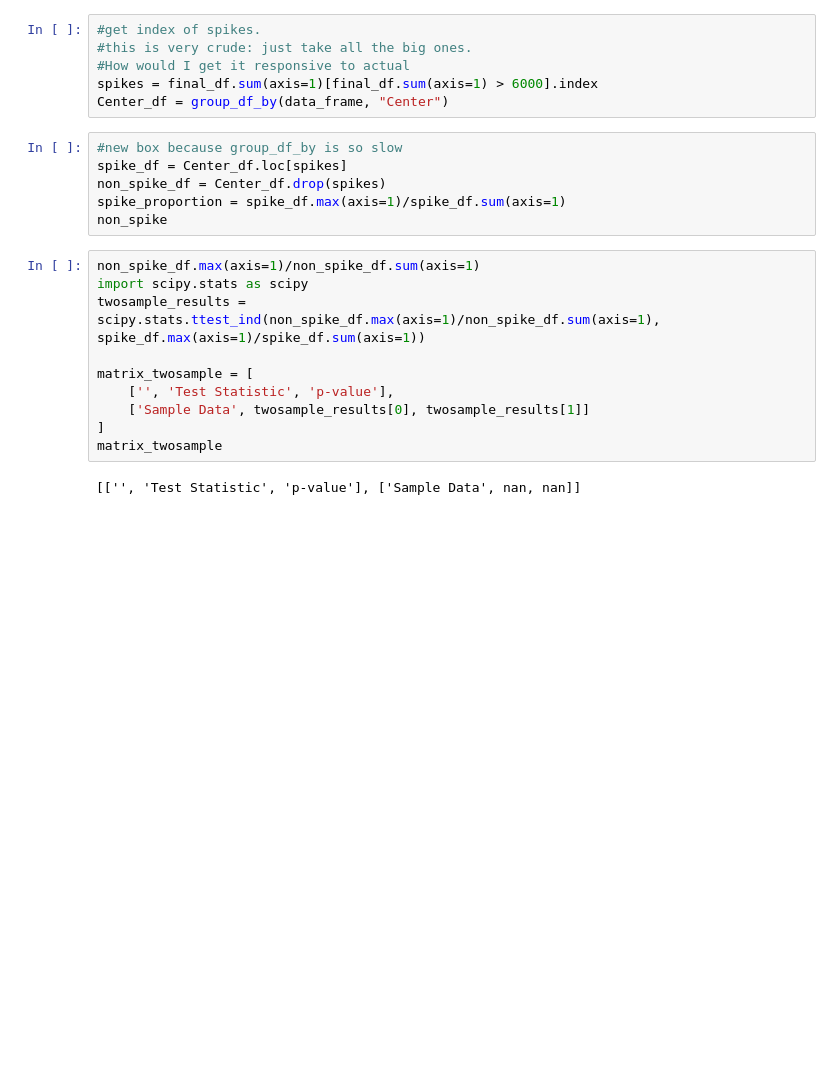
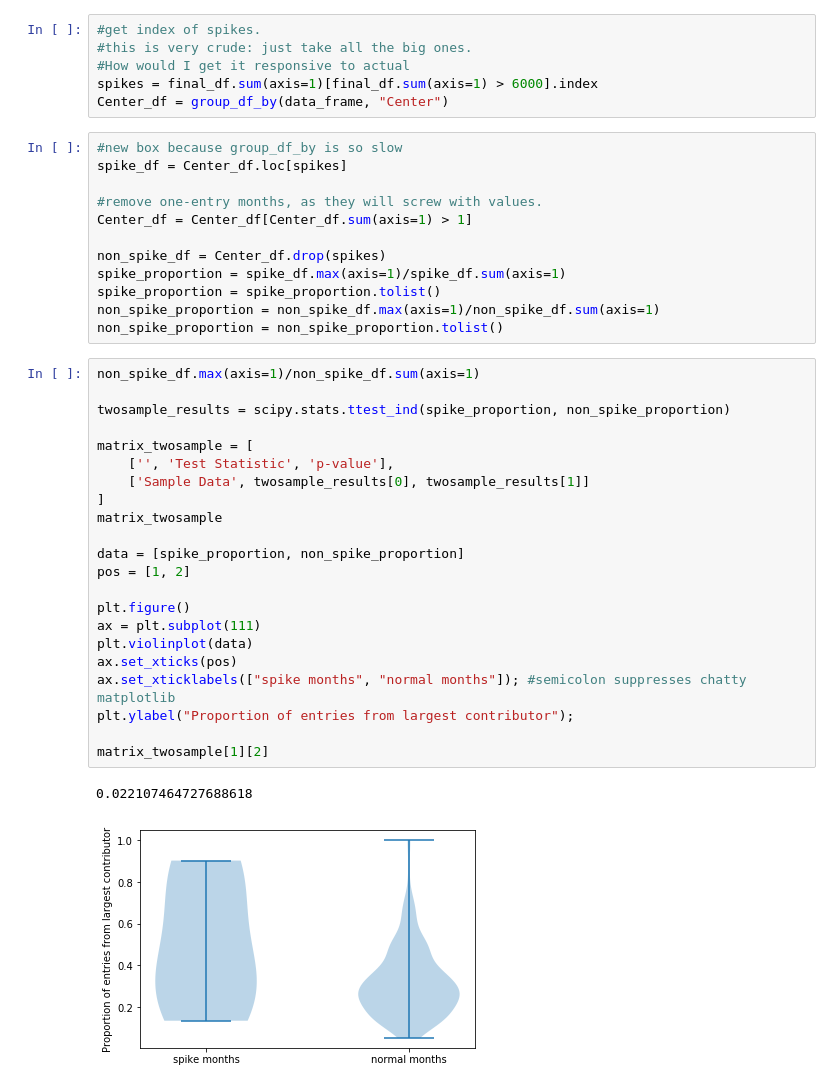
Before and after one commit to biobeth/snake_club, a Jupyter notebook: projects/fancy_graphs/strains-over-time.ipynb, the cells around one changed output. Cells and saved outputs as stored; diff of their text form; blank space fills up the shorter version.

```diff
--- a/projects/fancy_graphs/strains-over-time.ipynb
+++ b/projects/fancy_graphs/strains-over-time.ipynb
@@ -117,18 +120,37 @@ Center_df = group_df_by(data_frame, "Center")
 # %%
 #new box because group_df_by is so slow
 spike_df = Center_df.loc[spikes]
+
+#remove one-entry months, as they will screw with values.
+Center_df = Center_df[Center_df.sum(axis=1) > 1]
+
 non_spike_df = Center_df.drop(spikes)
 spike_proportion = spike_df.max(axis=1)/spike_df.sum(axis=1)
-non_spike
+spike_proportion = spike_proportion.tolist()
+non_spike_proportion = non_spike_df.max(axis=1)/non_spike_df.sum(axis=1)
+non_spike_proportion = non_spike_proportion.tolist()
-# %%
-non_spike_df.max(axis=1)/non_spike_df.sum(axis=1)
-import scipy.stats as scipy
-twosample_results = scipy.stats.ttest_ind(non_spike_df.max(axis=1)/non_spike_df.sum(axis=1), spike_df.max(axis=1)/spike_df.sum(axis=1))
-
-matrix_twosample = [
-    ['', 'Test Statistic', 'p-value'],
-    ['Sample Data', twosample_results[0], twosample_results[1]]
-]
-matrix_twosample
-# %% [output]
-[['', 'Test Statistic', 'p-value'], ['Sample Data', nan, nan]]
+# %%
+non_spike_df.max(axis=1)/non_spike_df.sum(axis=1)
+
+twosample_results = scipy.stats.ttest_ind(spike_proportion, non_spike_proportion)
+
+matrix_twosample = [
+    ['', 'Test Statistic', 'p-value'],
+    ['Sample Data', twosample_results[0], twosample_results[1]]
+]
+matrix_twosample
+
+data = [spike_proportion, non_spike_proportion]
+pos = [1, 2]
+
+plt.figure()
+ax = plt.subplot(111)
+plt.violinplot(data)
+ax.set_xticks(pos)
+ax.set_xticklabels(["spike months", "normal months"]); #semicolon suppresses chatty matplotlib
+plt.ylabel("Proportion of entries from largest contributor");
+
+matrix_twosample[1][2]
+# %% [output]
+0.022107464727688618
+[figure, added]
```
Also changed, not shown: parts of 13 cells of this notebook.
